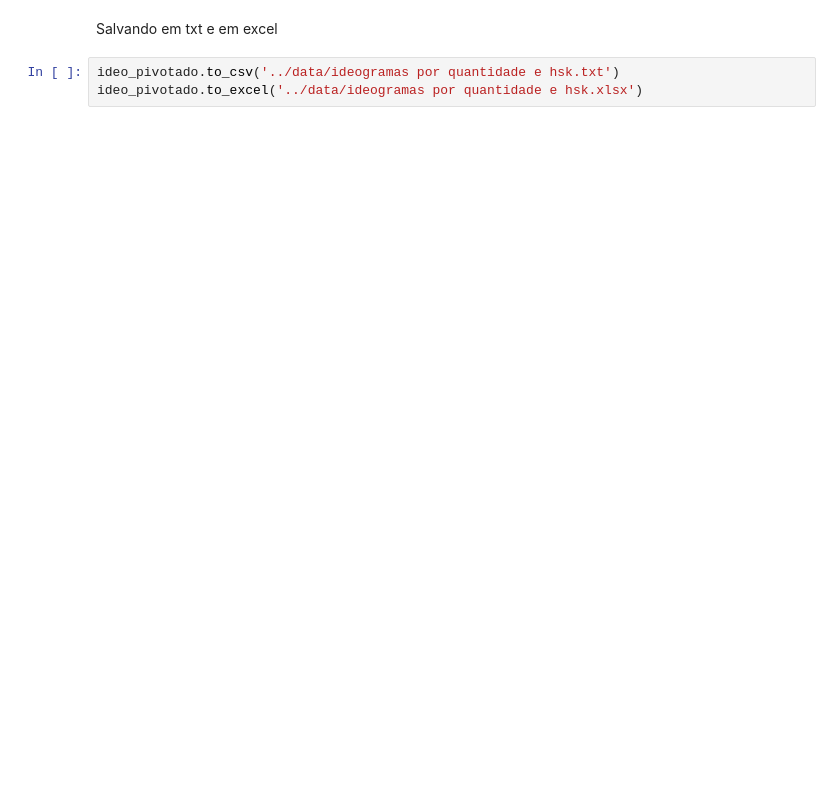
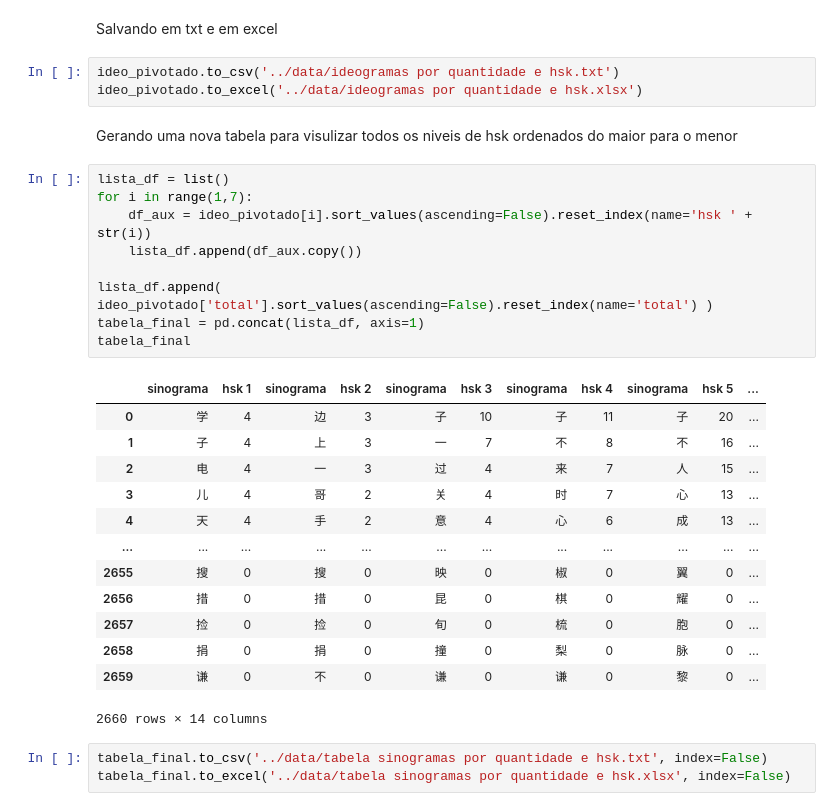
Before and after one commit to guilherme9718/analiseHSK, a Jupyter notebook: src/processamento.ipynb, the cells around one changed output. Drawn from its saved outputs; the diff is of its cells as text; blank space fills up the shorter version.

```diff
--- a/src/processamento.ipynb
+++ b/src/processamento.ipynb
@@ -219,3 +219,31 @@ Salvando em txt e em excel
 # %%
 ideo_pivotado.to_csv('../data/ideogramas por quantidade e hsk.txt')
 ideo_pivotado.to_excel('../data/ideogramas por quantidade e hsk.xlsx')
+# %% [markdown]
+Gerando uma nova tabela para visulizar todos os niveis de hsk ordenados do maior para o menor
+# %%
+lista_df = list()
+for i in range(1,7):
+    df_aux = ideo_pivotado[i].sort_values(ascending=False).reset_index(name='hsk ' + str(i))
+    lista_df.append(df_aux.copy())
+
+lista_df.append( ideo_pivotado['total'].sort_values(ascending=False).reset_index(name='total') )
+tabela_final = pd.concat(lista_df, axis=1)
+tabela_final
+# %% [output]
+|  | sinograma | hsk 1 | sinograma | hsk 2 | sinograma | hsk 3 | sinograma | hsk 4 | sinograma | hsk 5 | ... |
+| 0 | 学 | 4 | 边 | 3 | 子 | 10 | 子 | 11 | 子 | 20 | ... |
+| 1 | 子 | 4 | 上 | 3 | 一 | 7 | 不 | 8 | 不 | 16 | ... |
+| 2 | 电 | 4 | 一 | 3 | 过 | 4 | 来 | 7 | 人 | 15 | ... |
+| 3 | 儿 | 4 | 哥 | 2 | 关 | 4 | 时 | 7 | 心 | 13 | ... |
+| 4 | 天 | 4 | 手 | 2 | 意 | 4 | 心 | 6 | 成 | 13 | ... |
+| ... | ... | ... | ... | ... | ... | ... | ... | ... | ... | ... | ... |
+| 2655 | 搜 | 0 | 搜 | 0 | 映 | 0 | 椒 | 0 | 翼 | 0 | ... |
+| 2656 | 措 | 0 | 措 | 0 | 昆 | 0 | 棋 | 0 | 耀 | 0 | ... |
+| 2657 | 捡 | 0 | 捡 | 0 | 旬 | 0 | 梳 | 0 | 胞 | 0 | ... |
+| 2658 | 捐 | 0 | 捐 | 0 | 撞 | 0 | 梨 | 0 | 脉 | 0 | ... |
+| 2659 | 谦 | 0 | 不 | 0 | 谦 | 0 | 谦 | 0 | 黎 | 0 | ... |
+2660 rows × 14 columns
+# %%
+tabela_final.to_csv('../data/tabela sinogramas por quantidade e hsk.txt', index=False)
+tabela_final.to_excel('../data/tabela sinogramas por quantidade e hsk.xlsx', index=False)
```
Also changed, not shown: parts of 4 cells of this notebook, 2 other files.
